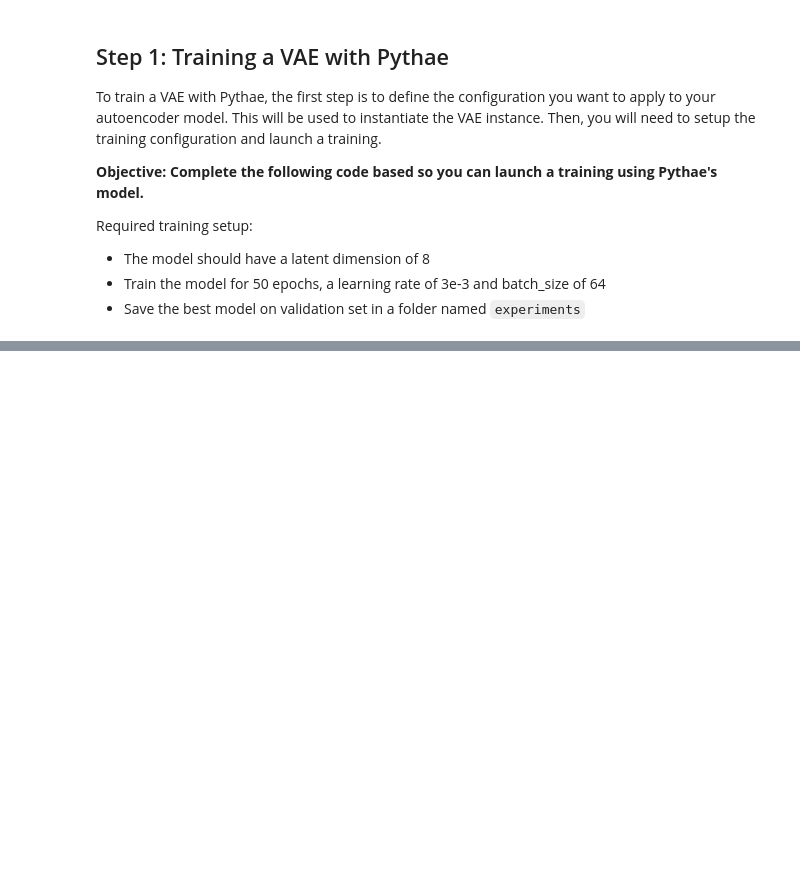
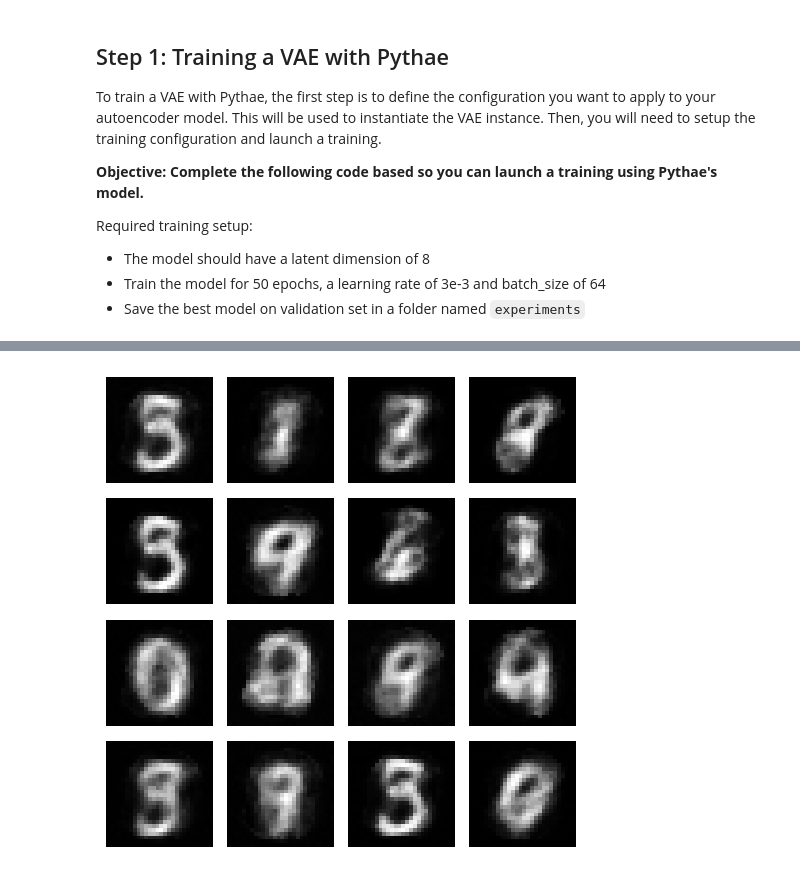
Before and after one commit to dmandache/ModelDegeneration, a Jupyter notebook: test_pythae.ipynb, the cells around one changed output, grey strips where cells are left out. Cells and saved outputs as stored; diff of their text form; code cells hidden in the pictures; blank space fills up the shorter version.

```diff
--- a/test_pythae.ipynb
+++ b/test_pythae.ipynb
@@ -321,0 +269,32 @@ plt.tight_layout()
+# %%
+from pythae.samplers import RHVAESampler, RHVAESamplerConfig
+
+
+rh_sampler_config = RHVAESamplerConfig(
+)
+
+rh_sampler = RHVAESampler(
+    sampler_config=None,
+    model=trained_model
+)
+
+rh_sampler.fit(
+    train_data=train_dataset.data
+)
+
+rh_gen_data = rh_sampler.sample(
+   num_samples=16
+)
+# %%
+import matplotlib.pyplot as plt
+
+
+_, ax = plt.subplots(nrows=4, ncols=4, figsize=(5,5))
+
+for i in range(4):
+    for j in range(4):
+        ax[i][j].imshow(rh_gen_data[i*4+j].data.movedim(0, 2), cmap='gray')
+        ax[i][j].axis('off')
+plt.tight_layout()
+# %% [output]
+[figure, added]
```
Also changed, not shown: parts of 18 cells of this notebook, 1 other file.
